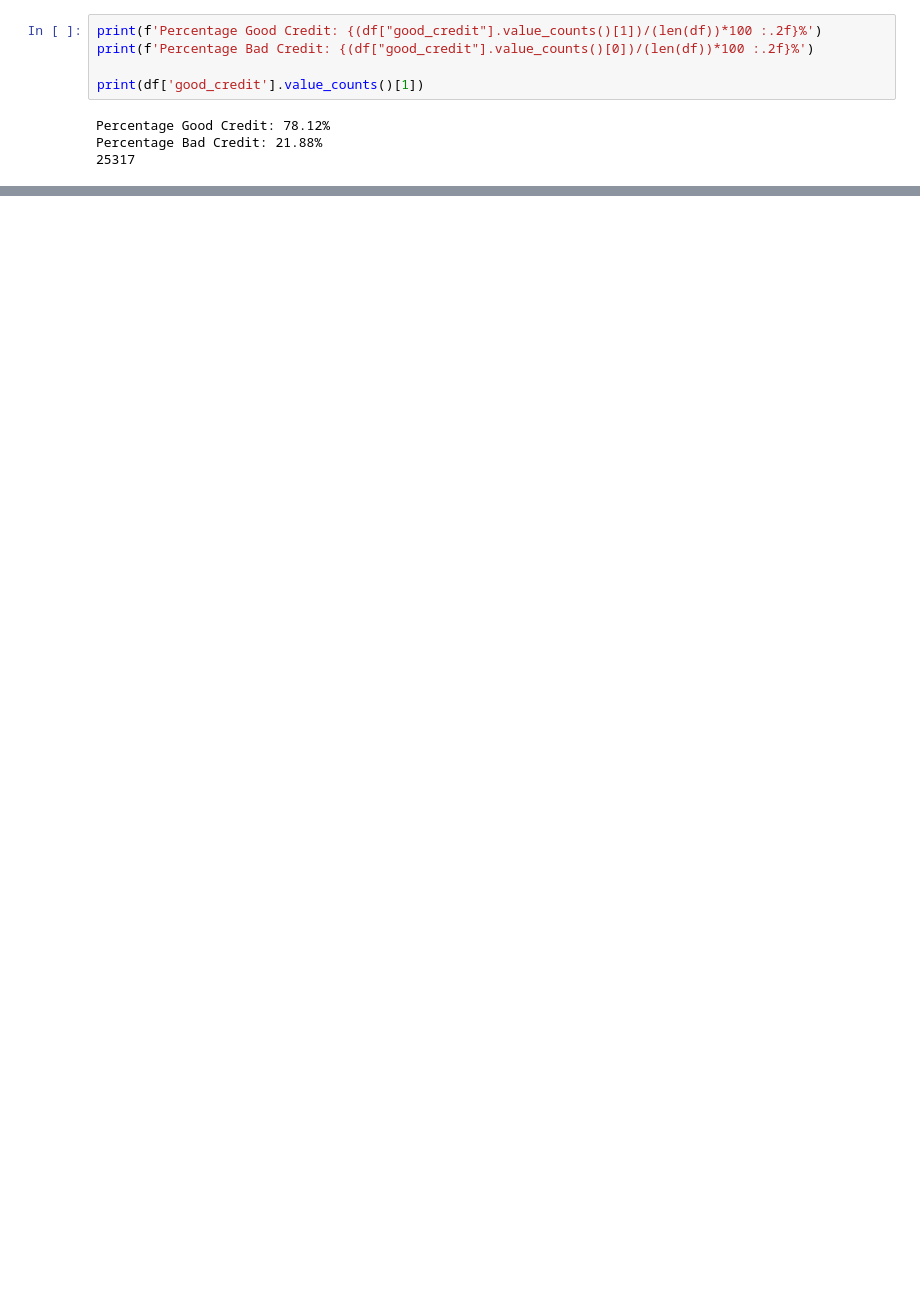
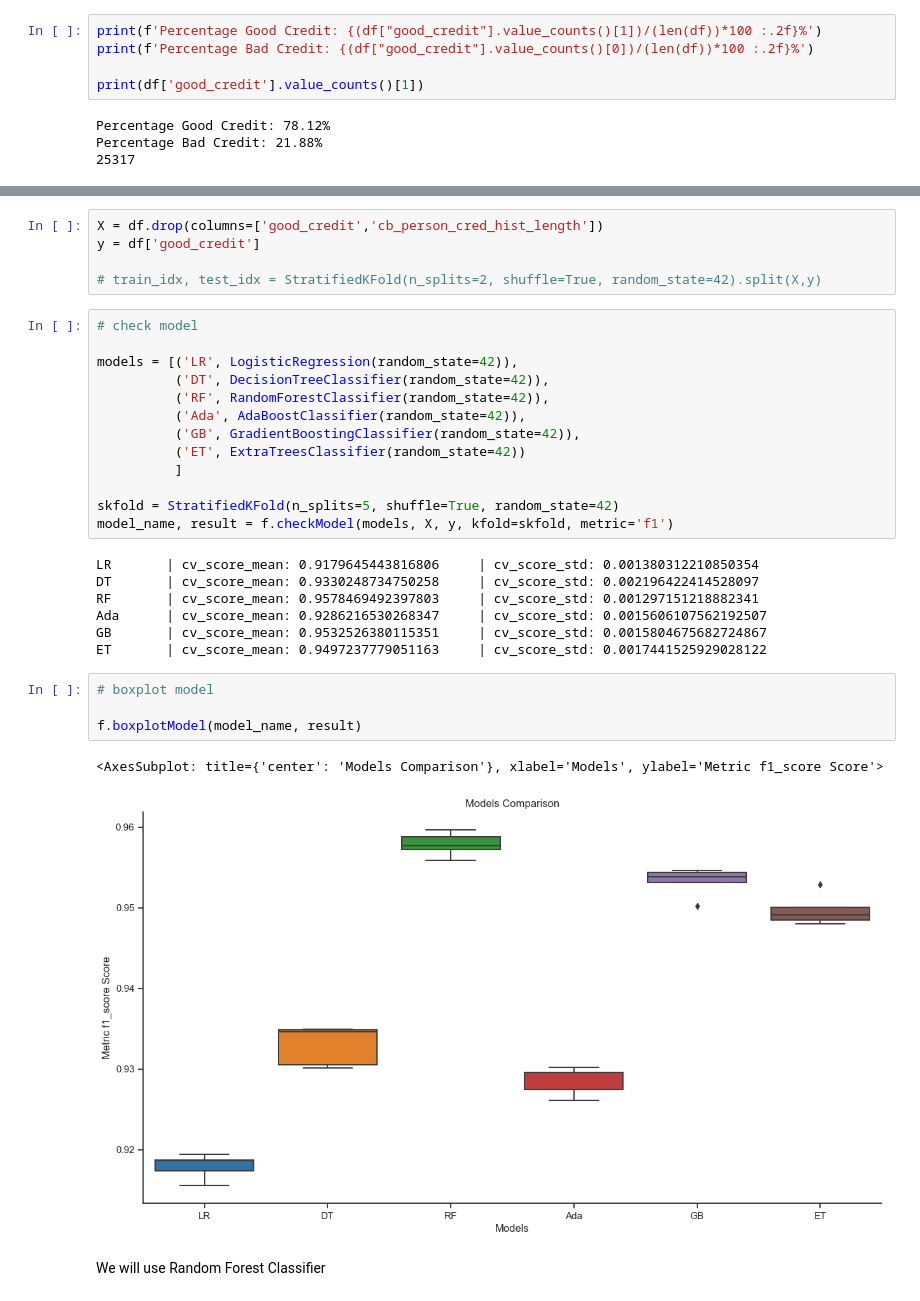
Before and after one commit to gerendc/Credit-Risk, a Jupyter notebook: credit_risk.ipynb, the cells around one changed output, grey strips where cells are left out. Cells and saved outputs as stored; diff of their text form; blank space fills up the shorter version.

Commit message:
Modeling

```diff
--- a/credit_risk.ipynb
+++ b/credit_risk.ipynb
@@ -975,0 +920,34 @@ We have imbalanced data on target variable
+# %%
+X = df.drop(columns=['good_credit','cb_person_cred_hist_length'])
+y = df['good_credit']
+
+# train_idx, test_idx = StratifiedKFold(n_splits=2, shuffle=True, random_state=42).split(X,y)
+# %%
+# check model
+
+models = [('LR', LogisticRegression(random_state=42)),
+          ('DT', DecisionTreeClassifier(random_state=42)),
+          ('RF', RandomForestClassifier(random_state=42)),
+          ('Ada', AdaBoostClassifier(random_state=42)),
+          ('GB', GradientBoostingClassifier(random_state=42)),
+          ('ET', ExtraTreesClassifier(random_state=42))
+          ]
+
+skfold = StratifiedKFold(n_splits=5, shuffle=True, random_state=42)
+model_name, result = f.checkModel(models, X, y, kfold=skfold, metric='f1')
+# %% [output]
+LR       | cv_score_mean: 0.9179645443816806     | cv_score_std: 0.001380312210850354
+DT       | cv_score_mean: 0.9330248734750258     | cv_score_std: 0.002196422414528097
+RF       | cv_score_mean: 0.9578469492397803     | cv_score_std: 0.001297151218882341
+Ada      | cv_score_mean: 0.9286216530268347     | cv_score_std: 0.0015606107562192507
+GB       | cv_score_mean: 0.9532526380115351     | cv_score_std: 0.0015804675682724867
+ET       | cv_score_mean: 0.9497237779051163     | cv_score_std: 0.0017441525929028122
+# %%
+# boxplot model
+
+f.boxplotModel(model_name, result)
+# %% [output]
+<AxesSubplot: title={'center': 'Models Comparison'}, xlabel='Models', ylabel='Metric f1_score Score'>
+[figure, added]
+# %% [markdown]
+We will use Random Forest Classifier
```
Also changed, not shown: parts of 19 cells of this notebook, 1 other file.
